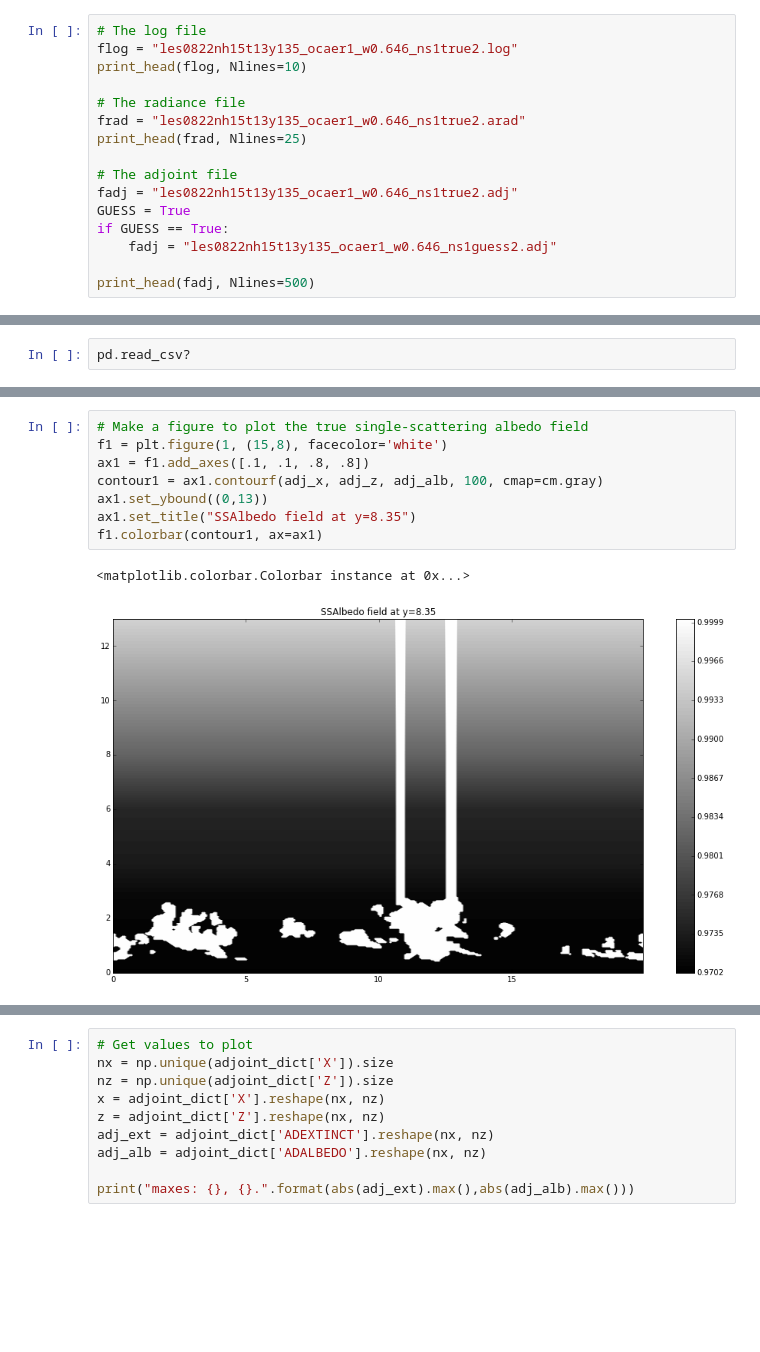
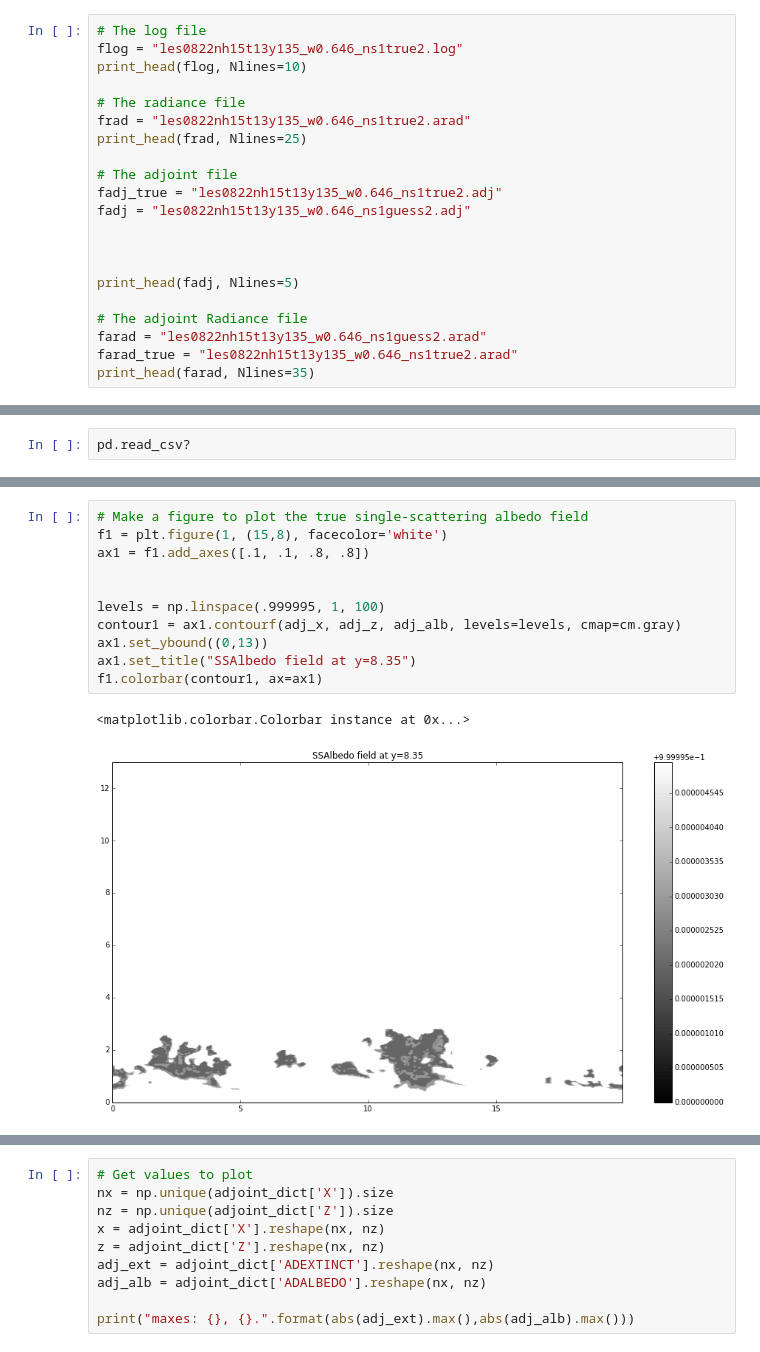
Before and after one commit to wgm2111/wgm-shdom-files-AGU2015, a Jupyter notebook: data-adjoint3/exploring_adjoint.ipynb, the cells around one changed output, grey strips where cells are left out. Drawn from its saved outputs; the diff is of its cells as text; blank space fills up the shorter version.

Commit message:
Finished a rough draft of the figure for my talk.

```diff
--- a/data-adjoint3/exploring_adjoint.ipynb
+++ b/data-adjoint3/exploring_adjoint.ipynb
@@ -108,18 +107,23 @@ les0822nh15t13y135_ocaer1_w0.646_ns1true.log
 # Looking at the data files
 # %%
 # The log file
-flog = "les0822nh15t13y135_ocaer1_w0.646_ns1true2.log"
+flog = "les0822nh15t13y135_w0.646_ns1true2.log"
 print_head(flog, Nlines=10)
 
 # The radiance file
-frad = "les0822nh15t13y135_ocaer1_w0.646_ns1true2.arad"
+frad = "les0822nh15t13y135_w0.646_ns1true2.arad"
 print_head(frad, Nlines=25)
 
 # The adjoint file
-fadj = "les0822nh15t13y135_ocaer1_w0.646_ns1true2.adj"
-GUESS = True
-if GUESS == True:
-    fadj = "les0822nh15t13y135_ocaer1_w0.646_ns1guess2.adj"
+fadj_true = "les0822nh15t13y135_w0.646_ns1true2.adj"
+fadj = "les0822nh15t13y135_w0.646_ns1guess2.adj"
 
-print_head(fadj, Nlines=500)
+
+
+print_head(fadj, Nlines=5)
+
+# The adjoint Radiance file
+farad = "les0822nh15t13y135_w0.646_ns1guess2.arad"
+farad_true = "les0822nh15t13y135_w0.646_ns1true2.arad"
+print_head(farad, Nlines=35)
 # %% [output]
@@ -173,11 +227,14 @@ f0.colorbar(contour0, ax=ax0)
 # %%
 # Make a figure to plot the true single-scattering albedo field
 f1 = plt.figure(1, (15,8), facecolor='white')
 ax1 = f1.add_axes([.1, .1, .8, .8])
-contour1 = ax1.contourf(adj_x, adj_z, adj_alb, 100, cmap=cm.gray)
+
+
+levels = np.linspace(.999995, 1, 100)
+contour1 = ax1.contourf(adj_x, adj_z, adj_alb, levels=levels, cmap=cm.gray)
 ax1.set_ybound((0,13))
 ax1.set_title("SSAlbedo field at y=8.35")
 f1.colorbar(contour1, ax=ax1)
 # %% [output]
 <matplotlib.colorbar.Colorbar instance at 0x...>
-[figure, old version]
+[figure, new version]
```
Also changed, not shown: parts of 14 cells of this notebook, 9 other files.
